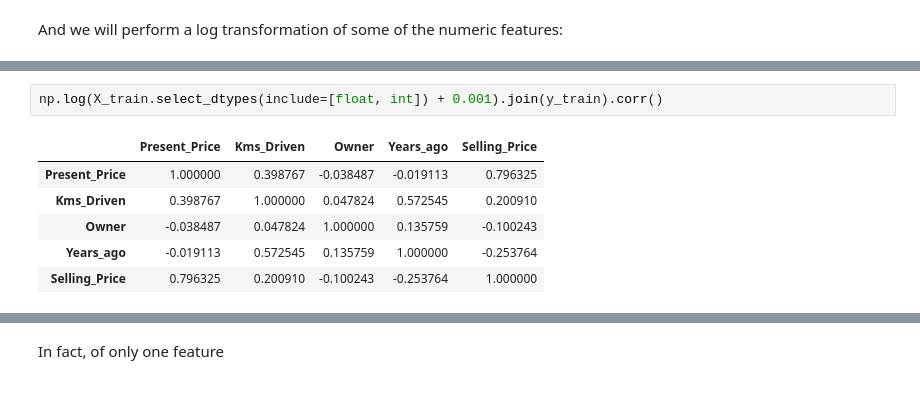
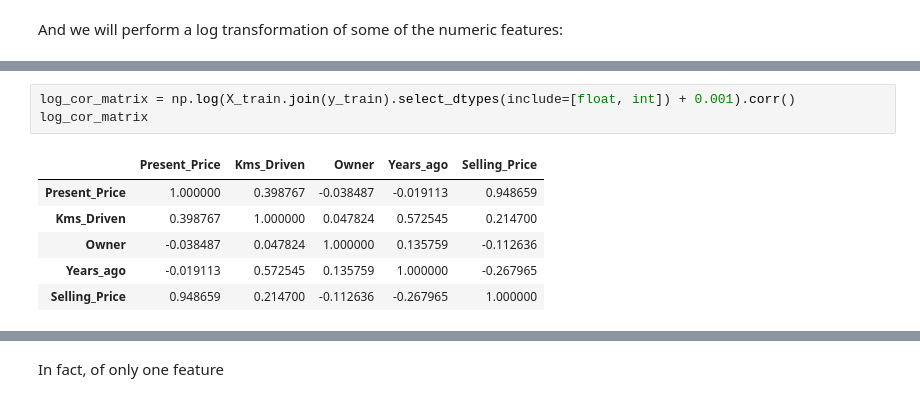
Before and after one commit to ValikVad/DS_FPL, a Jupyter notebook: notebooks/week_2/IDA_2025_4_Regression_and_classification.ipynb, the cells around one changed output, grey strips where cells are left out. Drawn from its saved outputs; the diff is of its cells as text.

```diff
--- a/notebooks/week_2/IDA_2025_4_Regression_and_classification.ipynb
+++ b/notebooks/week_2/IDA_2025_4_Regression_and_classification.ipynb
@@ -305,9 +298,10 @@ X_train.join(y_train).corr()
 # %%
-np.log(X_train.select_dtypes(include=[float, int]) + 0.001).join(y_train).corr()
+log_cor_matrix = np.log(X_train.join(y_train).select_dtypes(include=[float, int]) + 0.001).corr()
+log_cor_matrix
 # %% [output]
 |  | Present_Price | Kms_Driven | Owner | Years_ago | Selling_Price |
-| Present_Price | 1.000000 | 0.398767 | -0.038487 | -0.019113 | 0.796325 |
-| Kms_Driven | 0.398767 | 1.000000 | 0.047824 | 0.572545 | 0.200910 |
-| Owner | -0.038487 | 0.047824 | 1.000000 | 0.135759 | -0.100243 |
-| Years_ago | -0.019113 | 0.572545 | 0.135759 | 1.000000 | -0.253764 |
-| Selling_Price | 0.796325 | 0.200910 | -0.100243 | -0.253764 | 1.000000 |
+| Present_Price | 1.000000 | 0.398767 | -0.038487 | -0.019113 | 0.948659 |
+| Kms_Driven | 0.398767 | 1.000000 | 0.047824 | 0.572545 | 0.214700 |
+| Owner | -0.038487 | 0.047824 | 1.000000 | 0.135759 | -0.112636 |
+| Years_ago | -0.019113 | 0.572545 | 0.135759 | 1.000000 | -0.267965 |
+| Selling_Price | 0.948659 | 0.214700 | -0.112636 | -0.267965 | 1.000000 |
```
Also changed, not shown: parts of 34 cells of this notebook, 5 other files.
